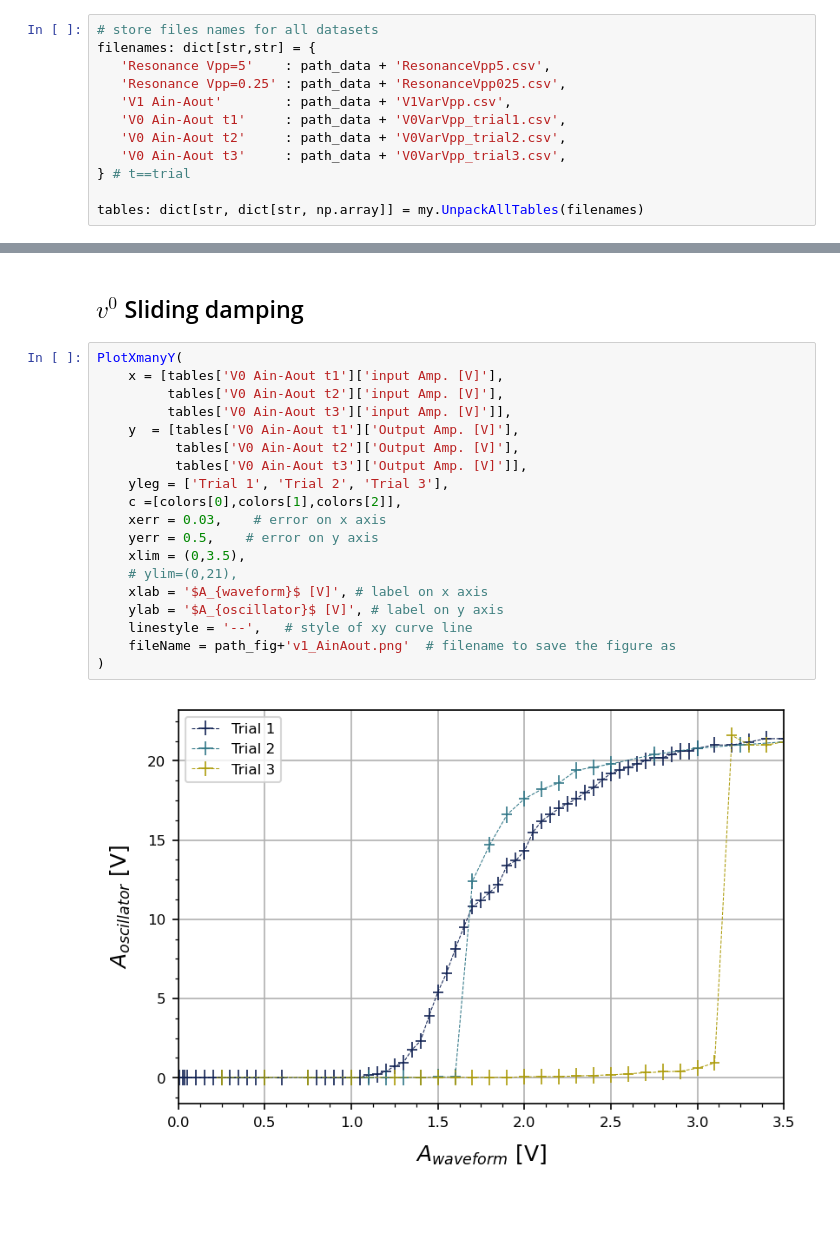
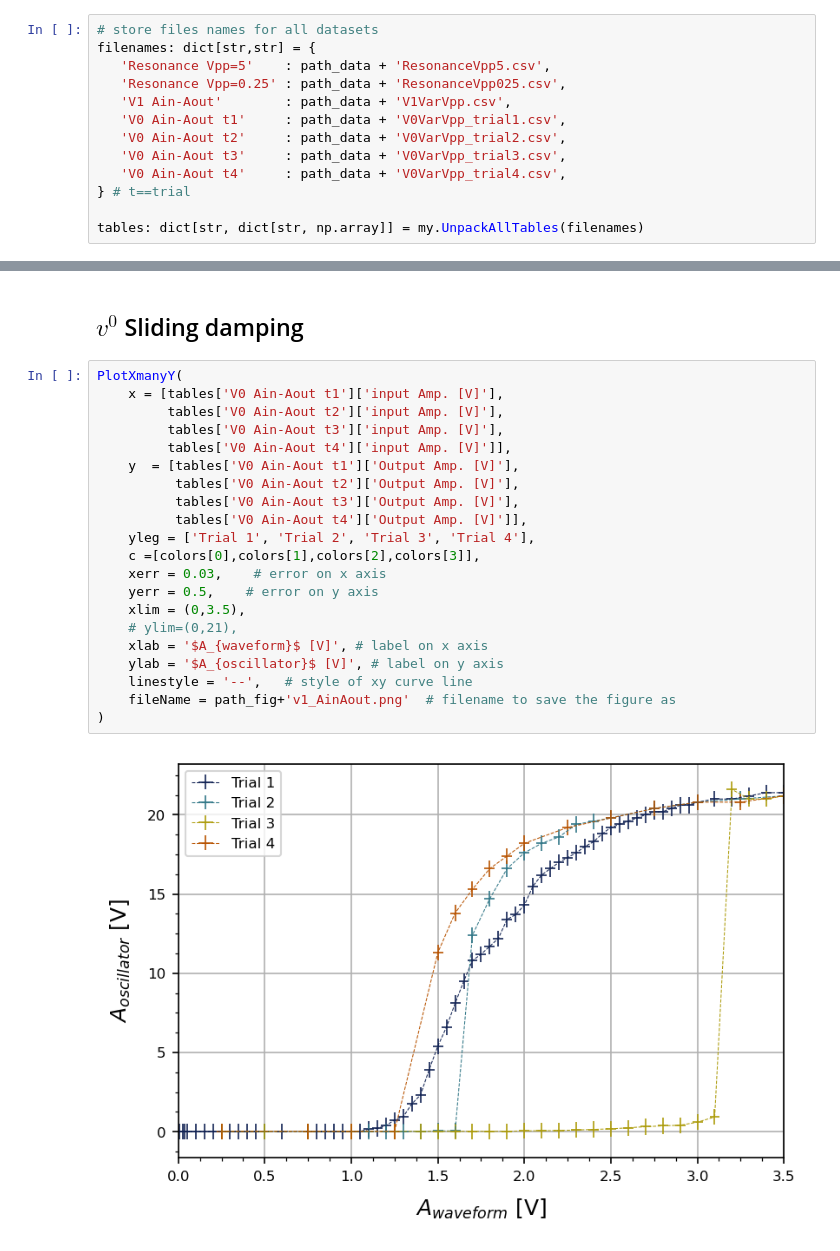
Before and after one commit to parallax-xallaraq/PHSX616, a Jupyter notebook: Lab3 - Torsional Oscillator/Code/Basic.ipynb, the cells around one changed output, grey strips where cells are left out. Drawn from its saved outputs; the diff is of its cells as text; blank space fills up the shorter version.

Commit message:
add trial 4

```diff
--- a/Lab3 - Torsional Oscillator/Code/Basic.ipynb
+++ b/Lab3 - Torsional Oscillator/Code/Basic.ipynb
@@ -19,6 +19,7 @@ filenames: dict[str,str] = {
    'V0 Ain-Aout t1'     : path_data + 'V0VarVpp_trial1.csv',
    'V0 Ain-Aout t2'     : path_data + 'V0VarVpp_trial2.csv',
    'V0 Ain-Aout t3'     : path_data + 'V0VarVpp_trial3.csv',
+   'V0 Ain-Aout t4'     : path_data + 'V0VarVpp_trial4.csv',
 } # t==trial
 
 tables: dict[str, dict[str, np.array]] = my.UnpackAllTables(filenames)
@@ -118,21 +120,23 @@ PlotXmanyY(
 # %%
 PlotXmanyY(
     x = [tables['V0 Ain-Aout t1']['input Amp. [V]'],
          tables['V0 Ain-Aout t2']['input Amp. [V]'],
-         tables['V0 Ain-Aout t3']['input Amp. [V]']],
+         tables['V0 Ain-Aout t3']['input Amp. [V]'],
+         tables['V0 Ain-Aout t4']['input Amp. [V]']],
     y  = [tables['V0 Ain-Aout t1']['Output Amp. [V]'],
           tables['V0 Ain-Aout t2']['Output Amp. [V]'],
-          tables['V0 Ain-Aout t3']['Output Amp. [V]']],
-    yleg = ['Trial 1', 'Trial 2', 'Trial 3'],
-    c =[colors[0],colors[1],colors[2]],
+          tables['V0 Ain-Aout t3']['Output Amp. [V]'],
+          tables['V0 Ain-Aout t4']['Output Amp. [V]']],
+    yleg = ['Trial 1', 'Trial 2', 'Trial 3', 'Trial 4'],
+    c =[colors[0],colors[1],colors[2],colors[3]],
     xerr = 0.03,    # error on x axis
     yerr = 0.5,    # error on y axis
     xlim = (0,3.5),
     # ylim=(0,21),
     xlab = '$A_{waveform}$ [V]', # label on x axis
     ylab = '$A_{oscillator}$ [V]', # label on y axis
     linestyle = '--',   # style of xy curve line
     fileName = path_fig+'v1_AinAout.png'  # filename to save the figure as
 )
 # %% [output]
-[figure, old version]
+[figure, new version]
```
Also changed, not shown: parts of 1 cell of this notebook, 2 other files.
